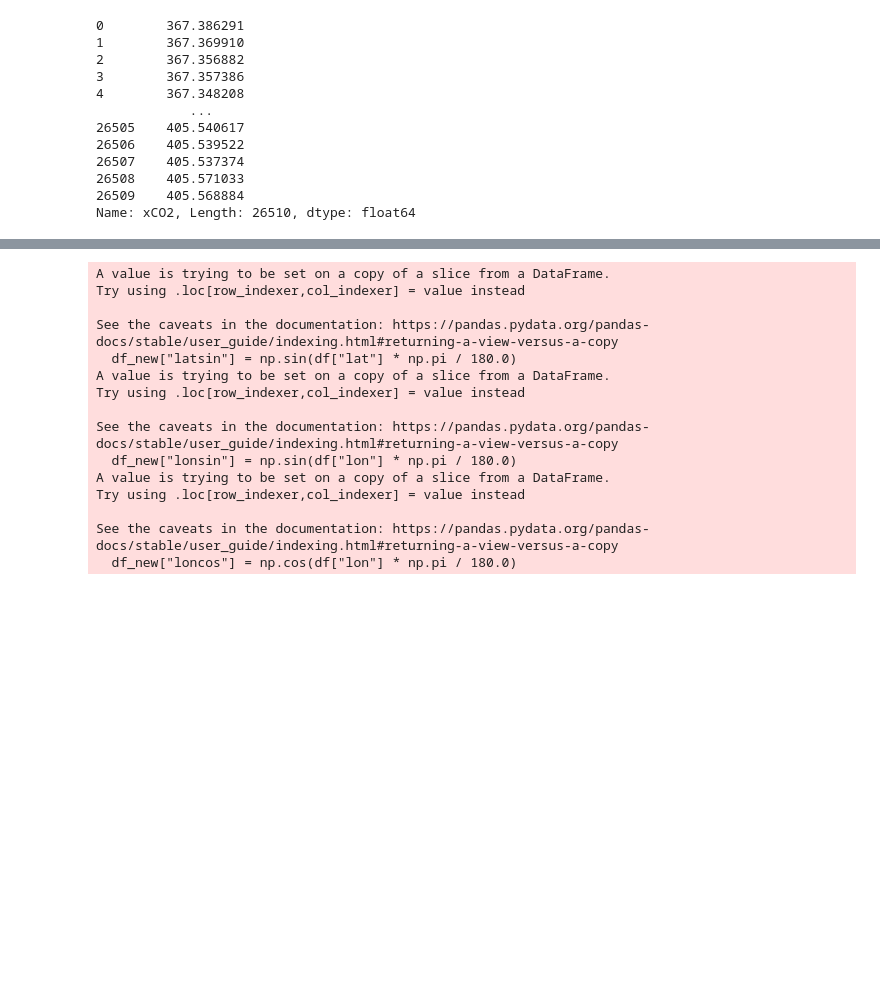
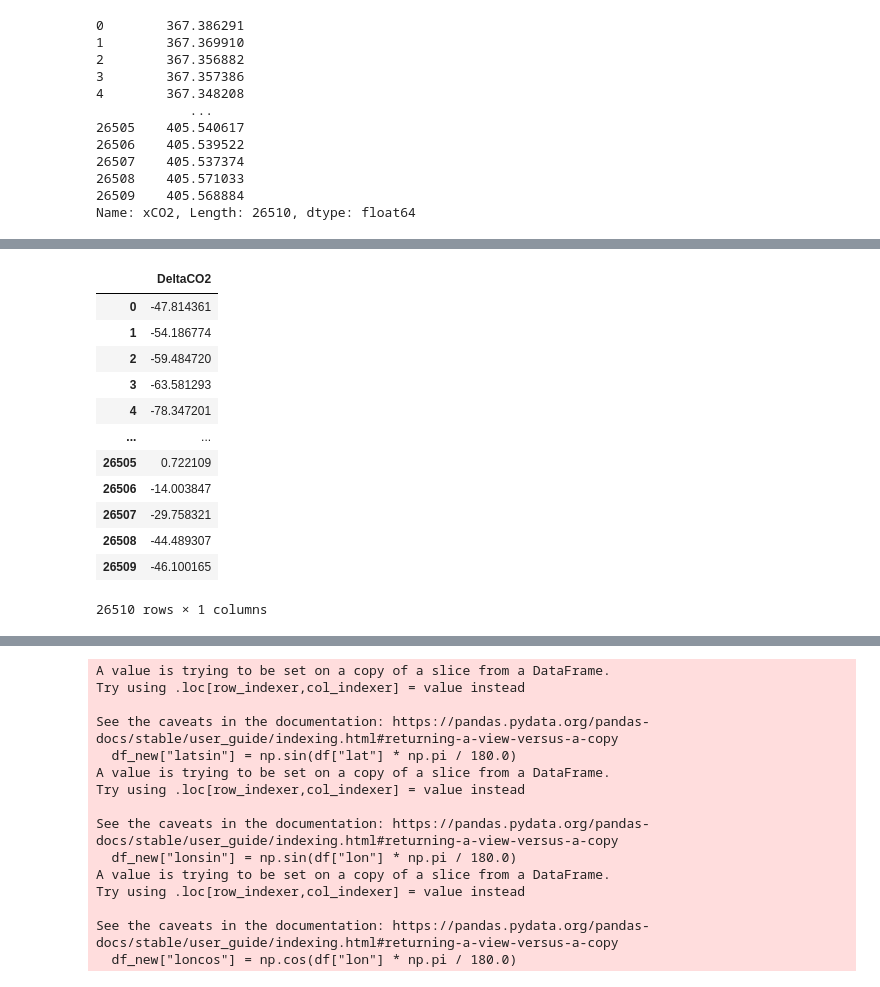
Before and after one commit to sdat2/ai4er_ocean, a Jupyter notebook: OceanCarbon.ipynb, the cells around one changed output, grey strips where cells are left out. Cells and saved outputs as stored; diff of their text form; code cells hidden in the pictures; blank space fills up the shorter version.

```diff
--- a/OceanCarbon.ipynb
+++ b/OceanCarbon.ipynb
@@ -230,0 +238,16 @@ See the caveats in the documentation: https://pandas.pydata.org/pandas-docs/stab
+# %%
+y
+# %% [output]
+|  | DeltaCO2 |
+| 0 | -47.814361 |
+| 1 | -54.186774 |
+| 2 | -59.484720 |
+| 3 | -63.581293 |
+| 4 | -78.347201 |
+| ... | ... |
+| 26505 | 0.722109 |
+| 26506 | -14.003847 |
+| 26507 | -29.758321 |
+| 26508 | -44.489307 |
+| 26509 | -46.100165 |
+26510 rows × 1 columns
```
Also changed, not shown: parts of 13 cells of this notebook.
